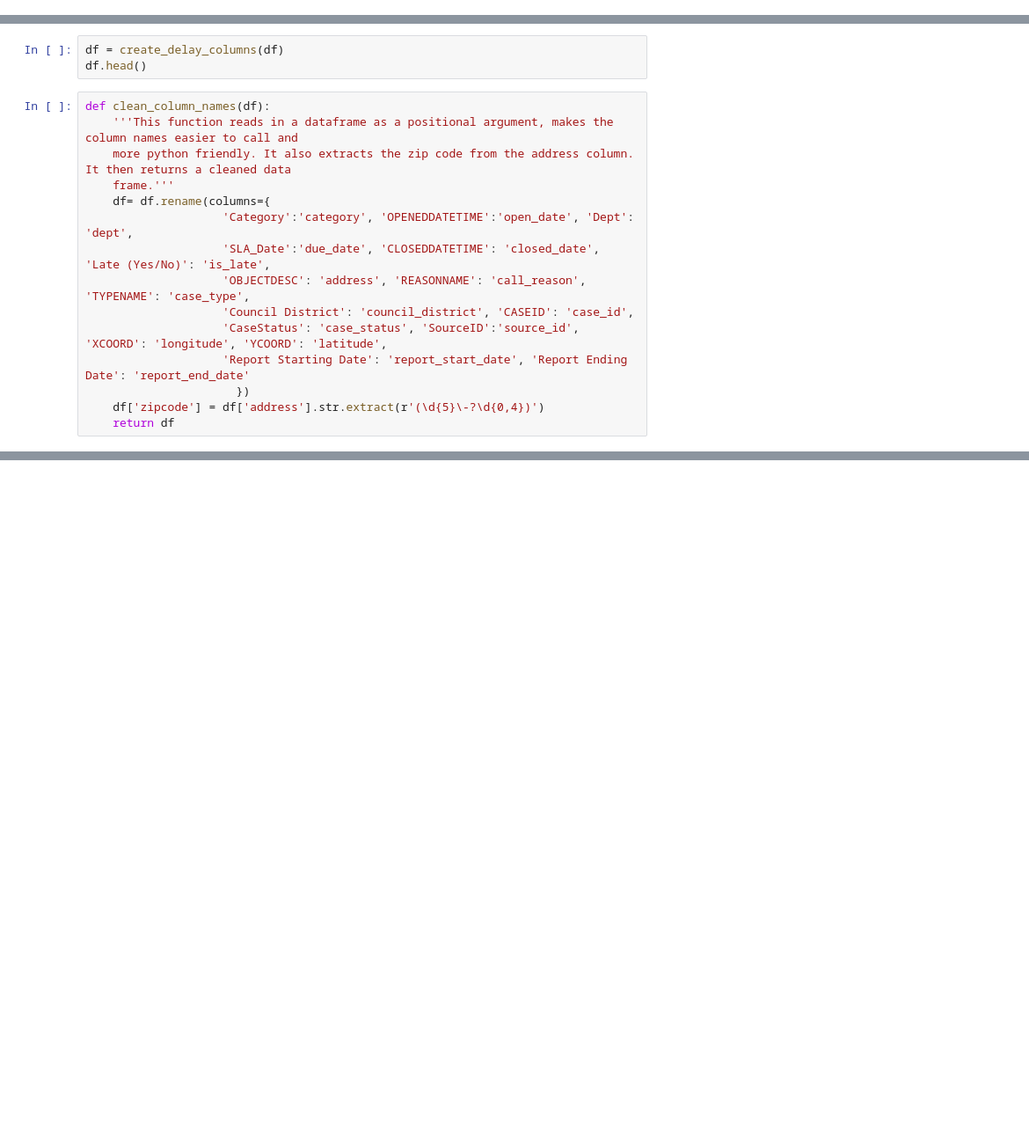
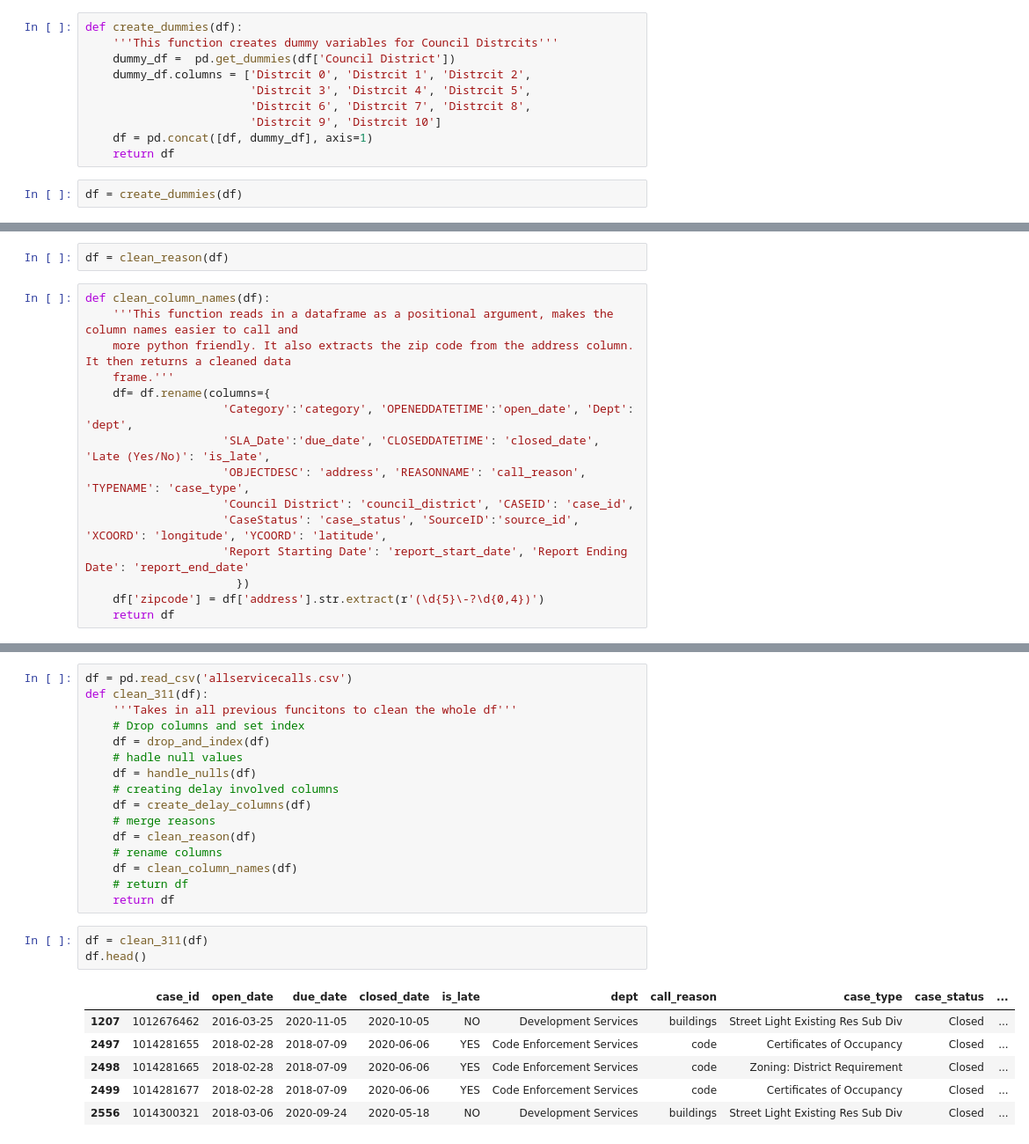
Before and after one commit to CaitlynCarney/3-1-1-project, a Jupyter notebook: workbooks/caitlyn/acquire_and_prepare.ipynb, the cells around one changed output, grey strips where cells are left out. Shown at 88% size. Cells and saved outputs as stored; diff of their text form; blank space fills up the shorter version.

```diff
--- a/workbooks/caitlyn/acquire_and_prepare.ipynb
+++ b/workbooks/caitlyn/acquire_and_prepare.ipynb
@@ -607,3 +671,15 @@ def create_delay_columns(df):
+# %%
+def create_dummies(df):
+    '''This function creates dummy variables for Council Distrcits'''
+    dummy_df =  pd.get_dummies(df['Council District'])
+    dummy_df.columns = ['Distrcit 0', 'Distrcit 1', 'Distrcit 2',
+                        'Distrcit 3', 'Distrcit 4', 'Distrcit 5',
+                        'Distrcit 6', 'Distrcit 7', 'Distrcit 8',
+                        'Distrcit 9', 'Distrcit 10']
+    df = pd.concat([df, dummy_df], axis=1)
+    return df
+# %%
+df = create_dummies(df)
 # %%
 df.info()
 # %% [output]
@@ -627,6 +743,5 @@ memory usage: 76.1+ MB
 # %%
-df = create_delay_columns(df)
-df.head()
+df = clean_reason(df)
 # %%
 def clean_column_names(df):
     '''This function reads in a dataframe as a positional argument, makes the column names easier to call and
@@ -644,0 +772,26 @@ def clean_column_names(df):
+# %%
+df = pd.read_csv('allservicecalls.csv')
+def clean_311(df):
+    '''Takes in all previous funcitons to clean the whole df'''
+    # Drop columns and set index
+    df = drop_and_index(df)
+    # hadle null values
+    df = handle_nulls(df)
+    # creating delay involved columns
+    df = create_delay_columns(df)
+    # merge reasons
+    df = clean_reason(df)
+    # rename columns
+    df = clean_column_names(df)
+    # return df
+    return df
+# %%
+df = clean_311(df)
+df.head()
+# %% [output]
+|  | case_id | open_date | due_date | closed_date | is_late | dept | call_reason | case_type | case_status | ... |
+| 1207 | 1012676462 | 2016-03-25 | 2020-11-05 | 2020-10-05 | NO | Development Services | buildings | Street Light Existing Res Sub Div | Closed | ... |
+| 2497 | 1014281655 | 2018-02-28 | 2018-07-09 | 2020-06-06 | YES | Code Enforcement Services | code | Certificates of Occupancy | Closed | ... |
+| 2498 | 1014281665 | 2018-02-28 | 2018-07-09 | 2020-06-06 | YES | Code Enforcement Services | code | Zoning: District Requirement | Closed | ... |
+| 2499 | 1014281677 | 2018-02-28 | 2018-07-09 | 2020-06-06 | YES | Code Enforcement Services | code | Certificates of Occupancy | Closed | ... |
+| 2556 | 1014300321 | 2018-03-06 | 2020-09-24 | 2020-05-18 | NO | Development Services | buildings | Street Light Existing Res Sub Div | Closed | ... |
```
Also changed, not shown: parts of 23 cells of this notebook.
